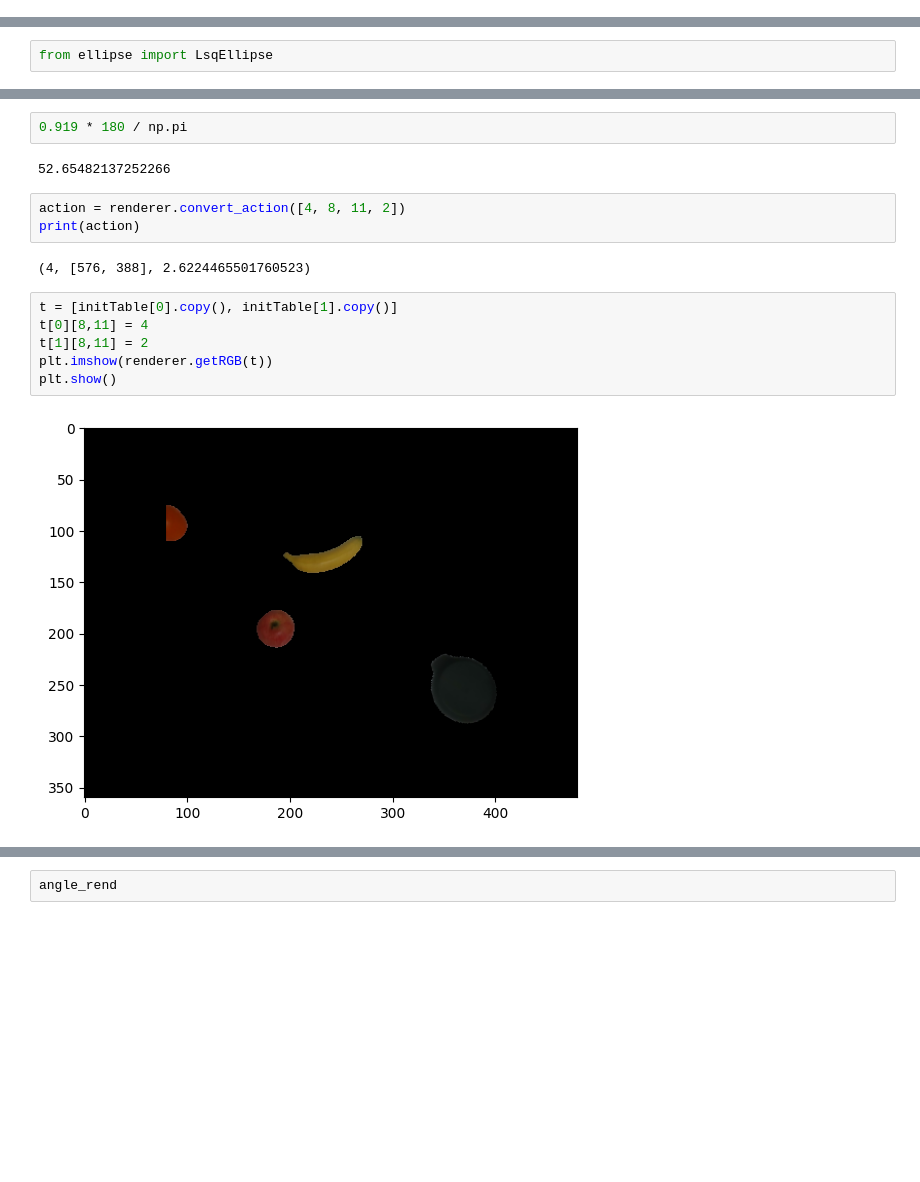
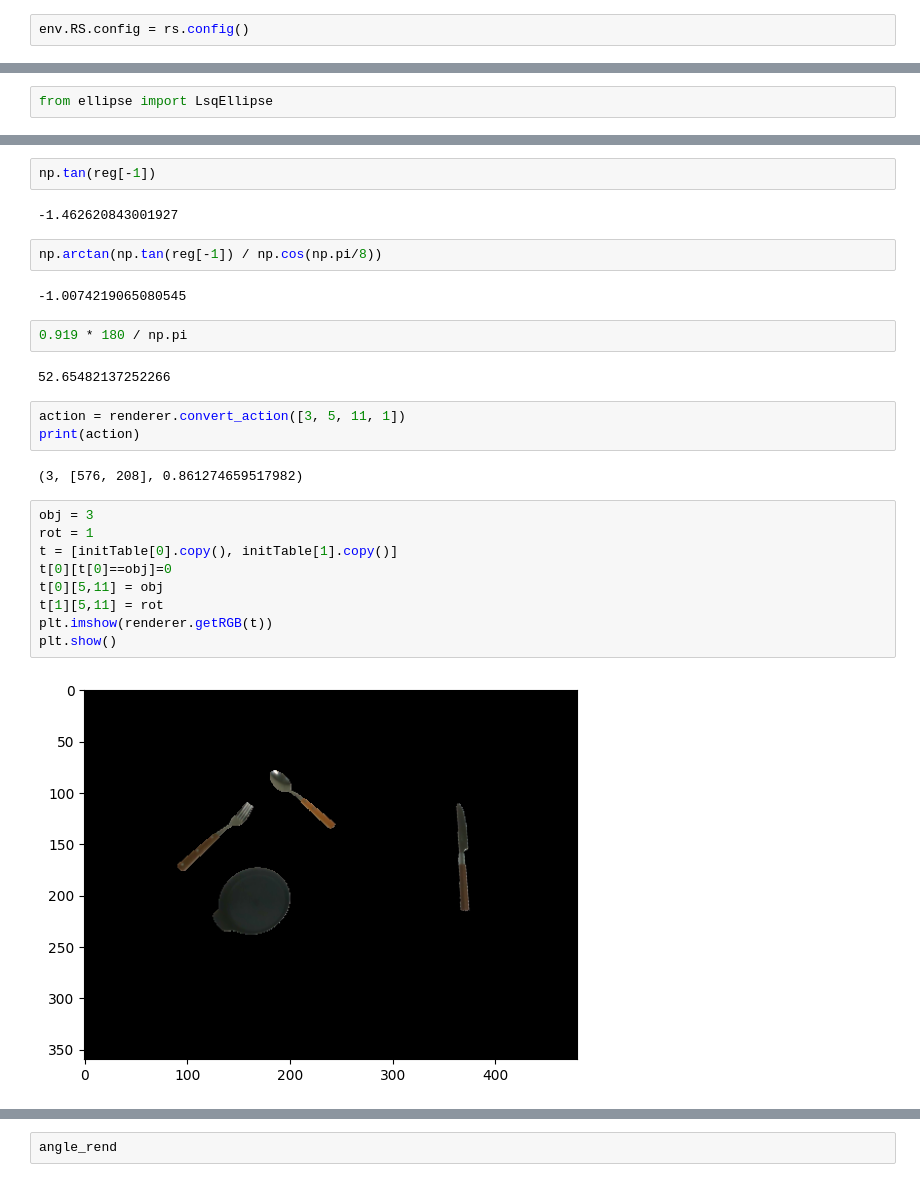
Before and after one commit to hogunkee/TSMCTS, a Jupyter notebook: realrobot/Test.ipynb, the cells around one changed output, grey strips where cells are left out. Saved outputs shown, nothing was run; the diff lists cells and outputs as text; blank space fills up the shorter version.

```diff
--- a/realrobot/Test.ipynb
+++ b/realrobot/Test.ipynb
@@ -301,0 +346,2 @@ Add bias: [0, 0, 0]
+# %%
+env.RS.config = rs.config()
@@ -759,17 +845,28 @@ LsqEllipse().fit(X).as_parameters()
+# %%
+np.tan(reg[-1])
+# %% [output]
+-1.462620843001927
+# %%
+np.arctan(np.tan(reg[-1]) / np.cos(np.pi/8))
+# %% [output]
+-1.0074219065080545
 # %%
 0.919 * 180 / np.pi
 # %% [output]
 52.65482137252266
 # %%
-action = renderer.convert_action([4, 8, 11, 2])
+action = renderer.convert_action([3, 5, 11, 1])
 print(action)
 # %% [output]
-(4, [576, 388], 2.6224465501760523)
+(3, [576, 208], 0.861274659517982)
 # %%
+obj = 3
+rot = 1
 t = [initTable[0].copy(), initTable[1].copy()]
-t[0][8,11] = 4
-t[1][8,11] = 2
+t[0][t[0]==obj]=0
+t[0][5,11] = obj
+t[1][5,11] = rot
 plt.imshow(renderer.getRGB(t))
 plt.show()
 # %% [output]
-[figure, old version]
+[figure, new version]
```
Also changed, not shown: parts of 23 cells of this notebook, 9 other files.
